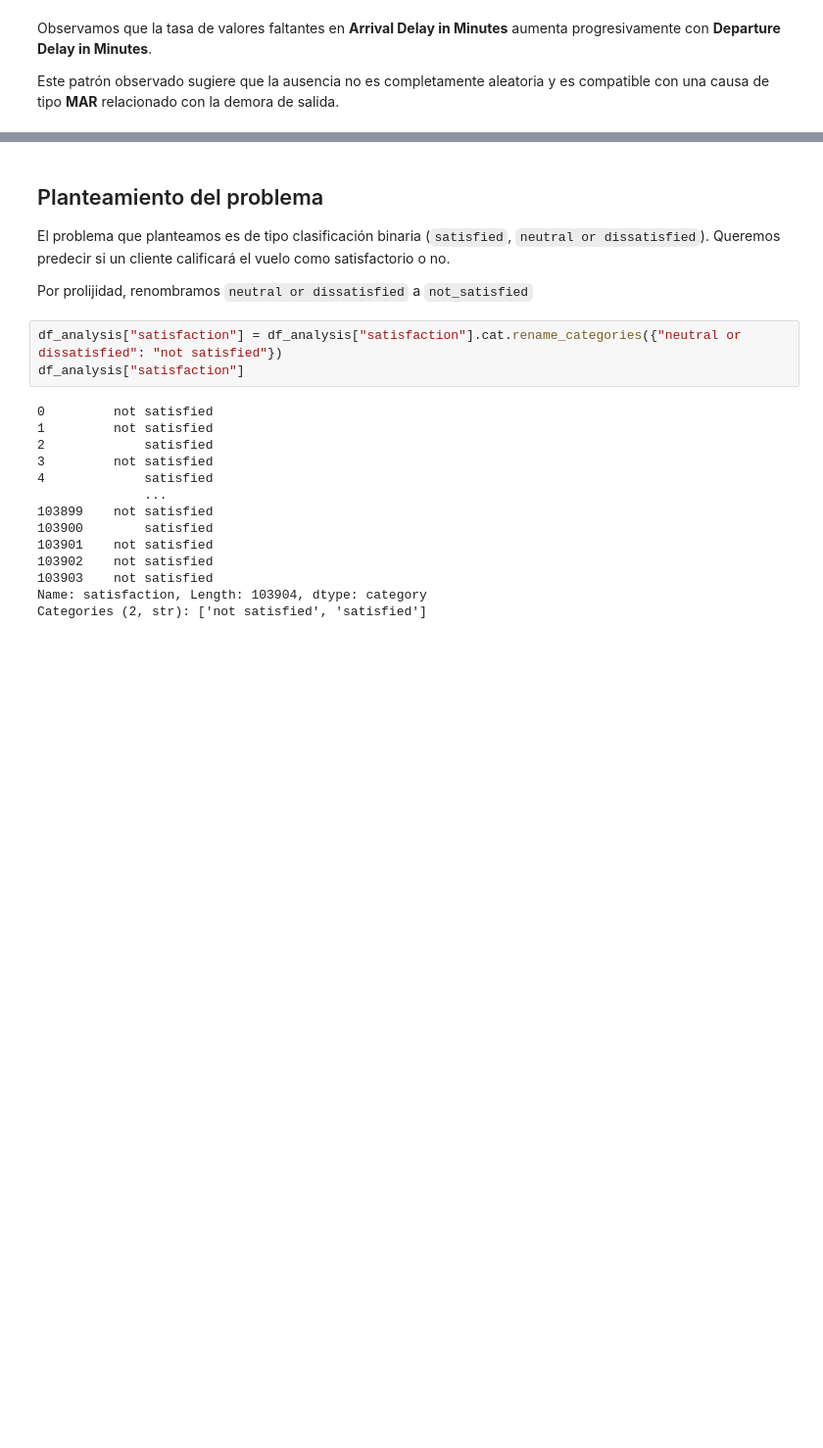
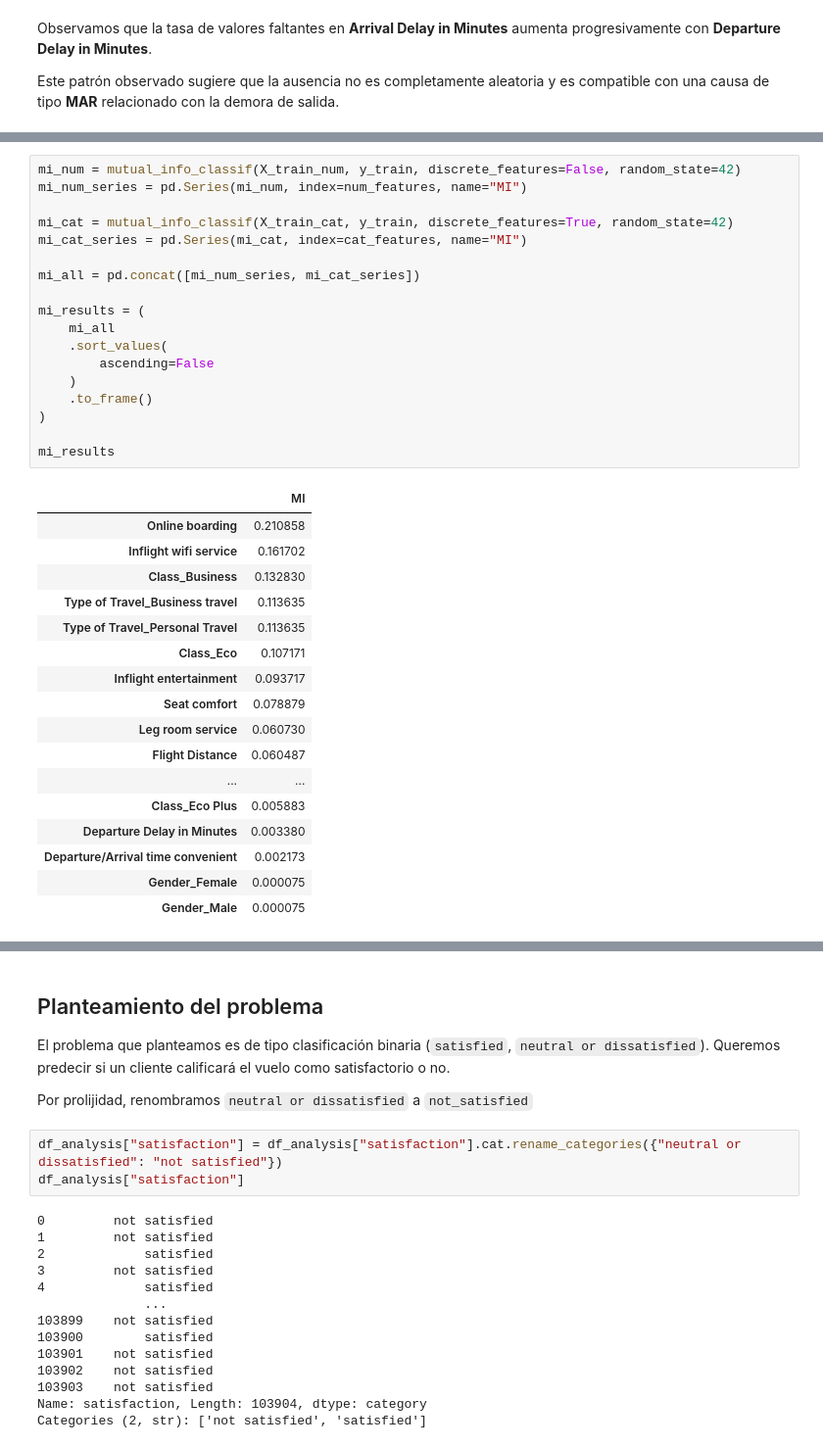
Before and after one commit to FIUBA-Posgrado-Inteligencia-Artificial/aprMaqI_CEIA, a Jupyter notebook: trabajo_practico/eda_airline_passenger.ipynb, the cells around one changed output, grey strips where cells are left out. Shown at 98% size. Drawn from its saved outputs; the diff is of its cells as text; blank space fills up the shorter version.

```diff
--- a/trabajo_practico/eda_airline_passenger.ipynb
+++ b/trabajo_practico/eda_airline_passenger.ipynb
@@ -847,0 +1256,36 @@ Este patrón observado sugiere que la ausencia no es completamente aleatoria y e
+# %%
+mi_num = mutual_info_classif(X_train_num, y_train, discrete_features=False, random_state=42)
+mi_num_series = pd.Series(mi_num, index=num_features, name="MI")
+
+mi_cat = mutual_info_classif(X_train_cat, y_train, discrete_features=True, random_state=42)
+mi_cat_series = pd.Series(mi_cat, index=cat_features, name="MI")
+
+mi_all = pd.concat([mi_num_series, mi_cat_series])
+
+mi_results = (
+    mi_all
+    .sort_values(
+        ascending=False
+    )
+    .to_frame()
+)
+
+mi_results
+# %% [output]
+|  | MI |
+| Online boarding | 0.210858 |
+| Inflight wifi service | 0.161702 |
+| Class_Business | 0.132830 |
+| Type of Travel_Business travel | 0.113635 |
+| Type of Travel_Personal Travel | 0.113635 |
+| Class_Eco | 0.107171 |
+| Inflight entertainment | 0.093717 |
+| Seat comfort | 0.078879 |
+| Leg room service | 0.060730 |
+| Flight Distance | 0.060487 |
+| ... | ... |
+| Class_Eco Plus | 0.005883 |
+| Departure Delay in Minutes | 0.003380 |
+| Departure/Arrival time convenient | 0.002173 |
+| Gender_Female | 0.000075 |
+| Gender_Male | 0.000075 |
```
Also changed, not shown: parts of 43 cells of this notebook.
